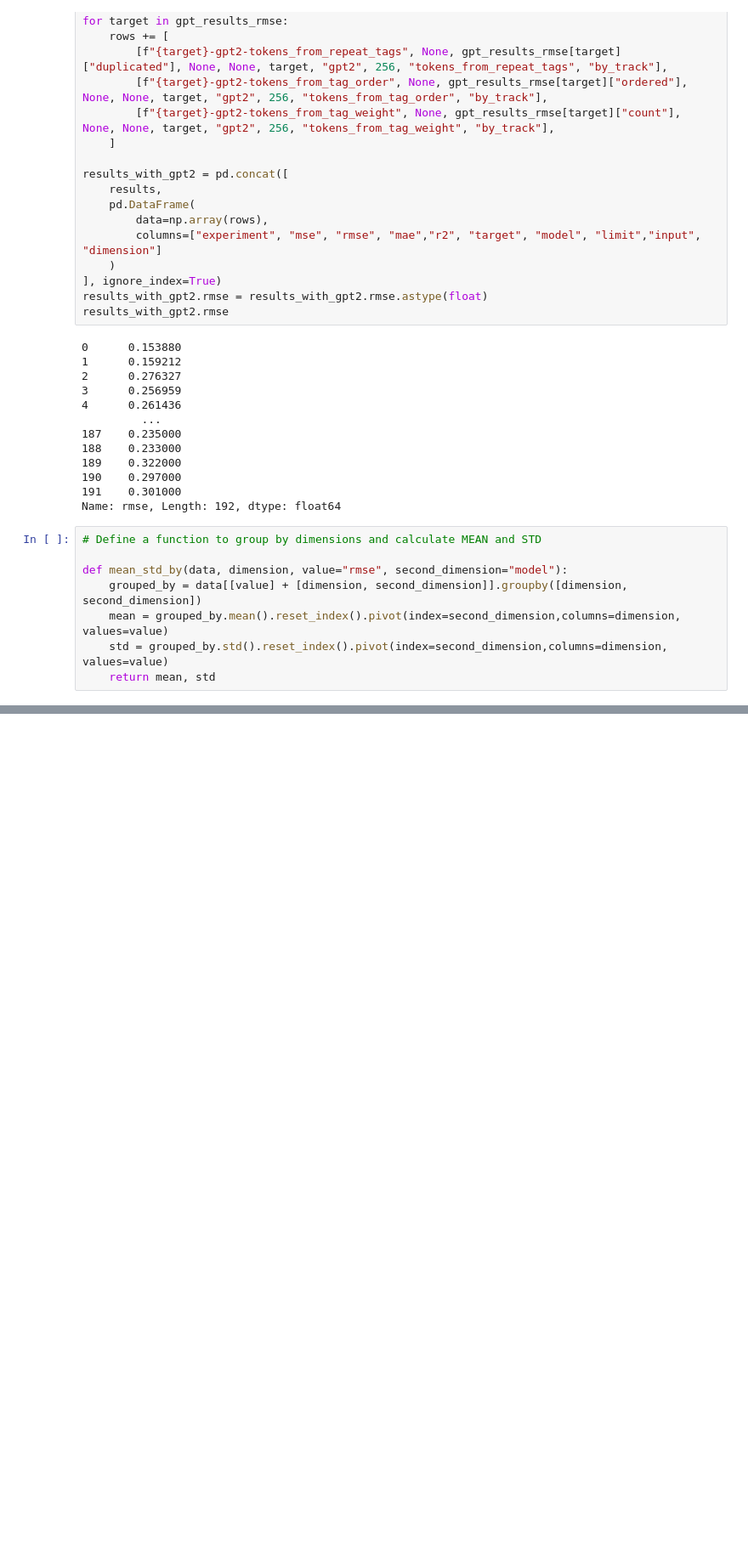
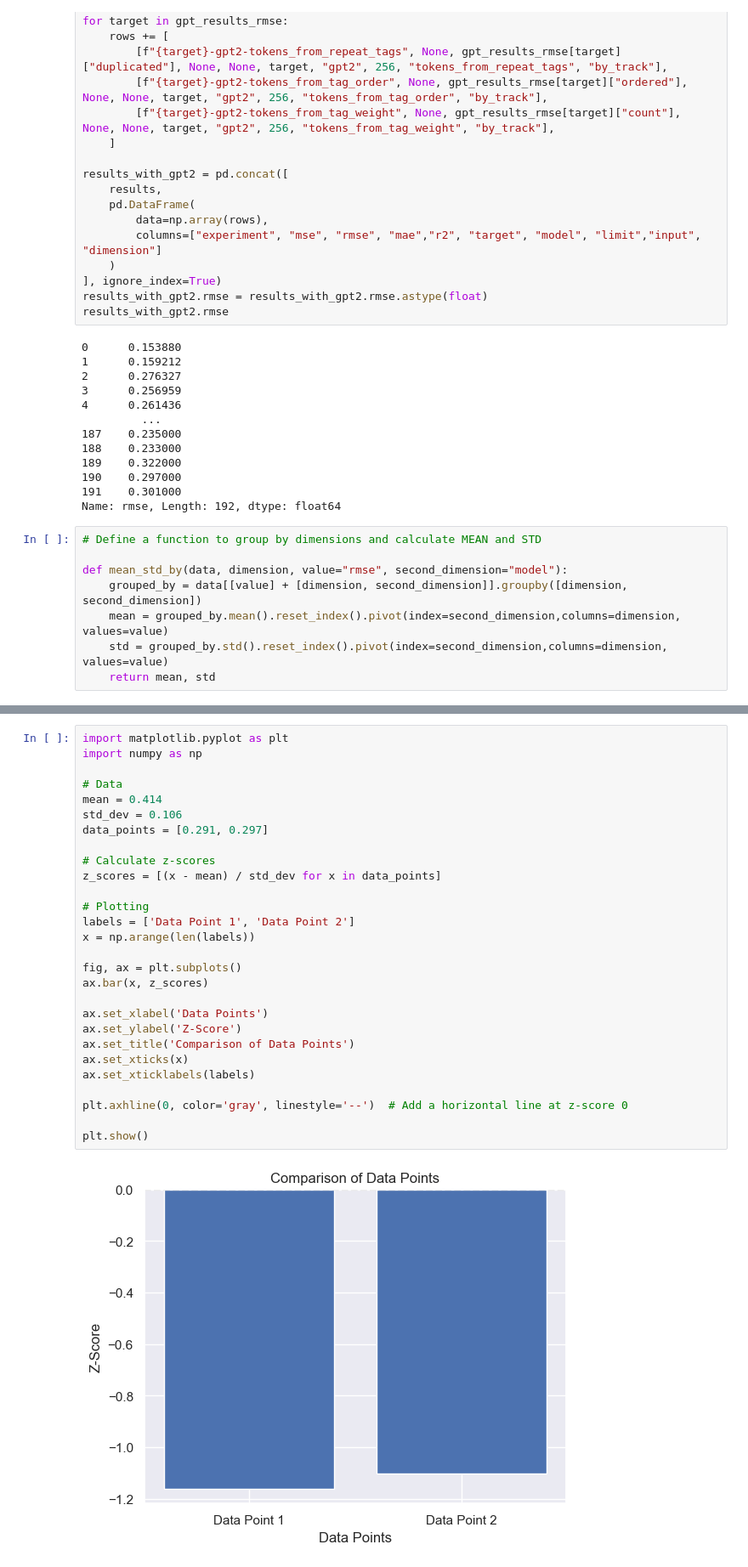
Before and after one commit to jramcast/music-recommendation, a Jupyter notebook: experiments/mylastfm/notebooks/anaylize_results.ipynb, the cells around one changed output, grey strips where cells are left out. Shown at 85% size. Cells and saved outputs as stored; diff of their text form; blank space fills up the shorter version.

```diff
--- a/experiments/mylastfm/notebooks/anaylize_results.ipynb
+++ b/experiments/mylastfm/notebooks/anaylize_results.ipynb
@@ -166,0 +187,30 @@ mean.plot(figsize=(8,8), kind="bar", yerr=std)
+# %%
+import matplotlib.pyplot as plt
+import numpy as np
+
+# Data
+mean = 0.414
+std_dev = 0.106
+data_points = [0.291, 0.297]
+
+# Calculate z-scores
+z_scores = [(x - mean) / std_dev for x in data_points]
+
+# Plotting
+labels = ['Data Point 1', 'Data Point 2']
+x = np.arange(len(labels))
+
+fig, ax = plt.subplots()
+ax.bar(x, z_scores)
+
+ax.set_xlabel('Data Points')
+ax.set_ylabel('Z-Score')
+ax.set_title('Comparison of Data Points')
+ax.set_xticks(x)
+ax.set_xticklabels(labels)
+
+plt.axhline(0, color='gray', linestyle='--')  # Add a horizontal line at z-score 0
+
+plt.show()
+# %% [output]
+[figure, added]
```
Also changed, not shown: parts of 6 cells of this notebook, 5 other files.
